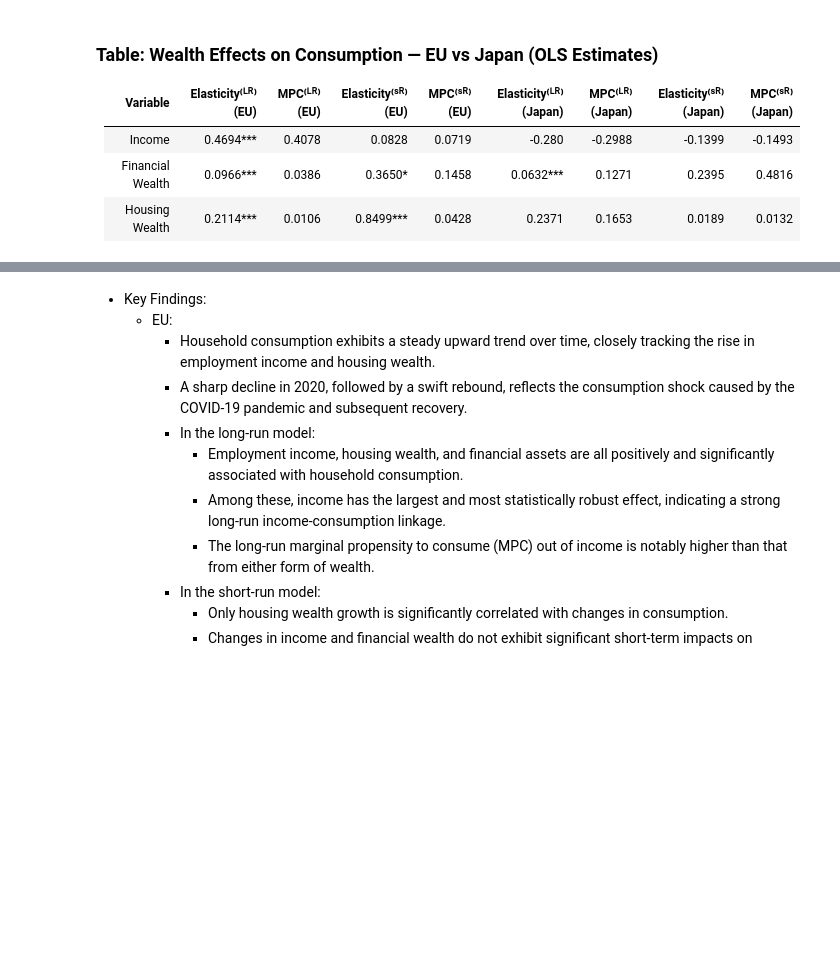
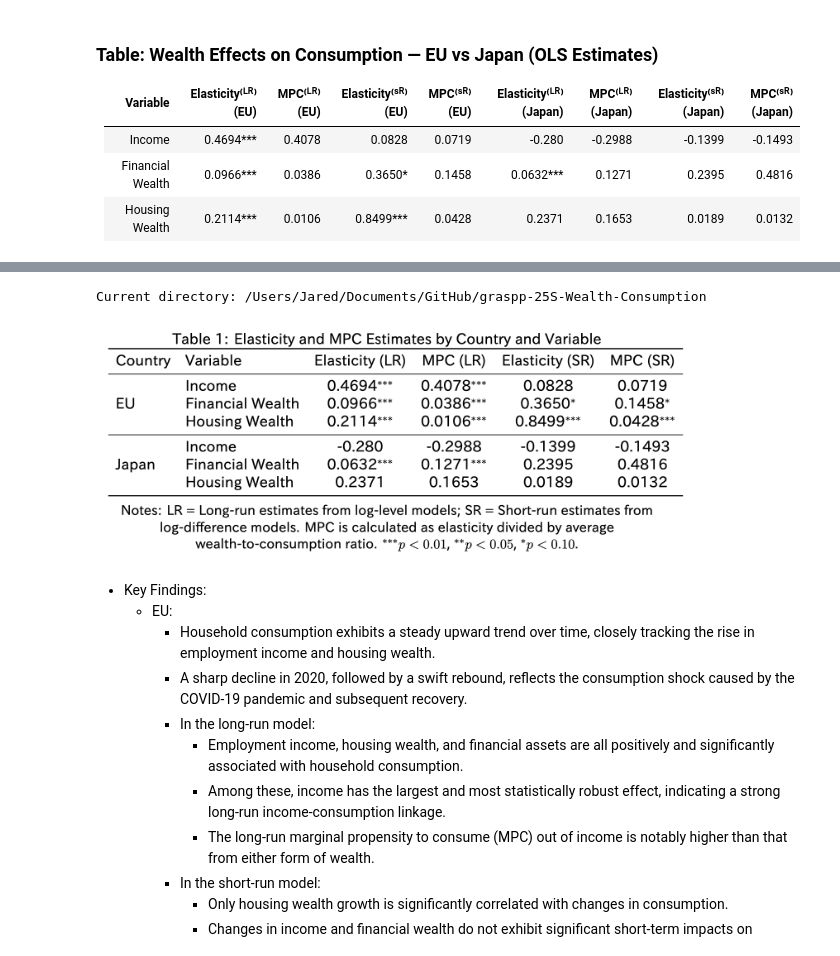
Before and after one commit to Graspp-25-Spring/graspp-25S-Wealth-Consumption, a Jupyter notebook: notebooks/milestone_1_update.ipynb, the cells around one changed output, grey strips where cells are left out. Cells and saved outputs as stored; diff of their text form; code cells hidden in the pictures; blank space fills up the shorter version.

Commit message:
Updata: Add summary_elas_mpc.png into the notebook.

```diff
--- a/notebooks/milestone_1_update.ipynb
+++ b/notebooks/milestone_1_update.ipynb
@@ -1983,3 +1981,14 @@ Notes:
+# %%
+from IPython.display import Image, display
+
+while not os.path.isdir("notebooks"):
+    os.chdir("..")
+print(f"Current directory: {os.getcwd()}")
+
+display(Image(filename='docs/png/summary_elas_mpc.png', width=600))
+# %% [output]
+Current directory: /Users/Jared/Documents/GitHub/graspp-25S-Wealth-Consumption
+[figure, added]
 # %% [markdown]
 - Key Findings:
     - EU:
```
Also changed, not shown: parts of 1 cell of this notebook.
